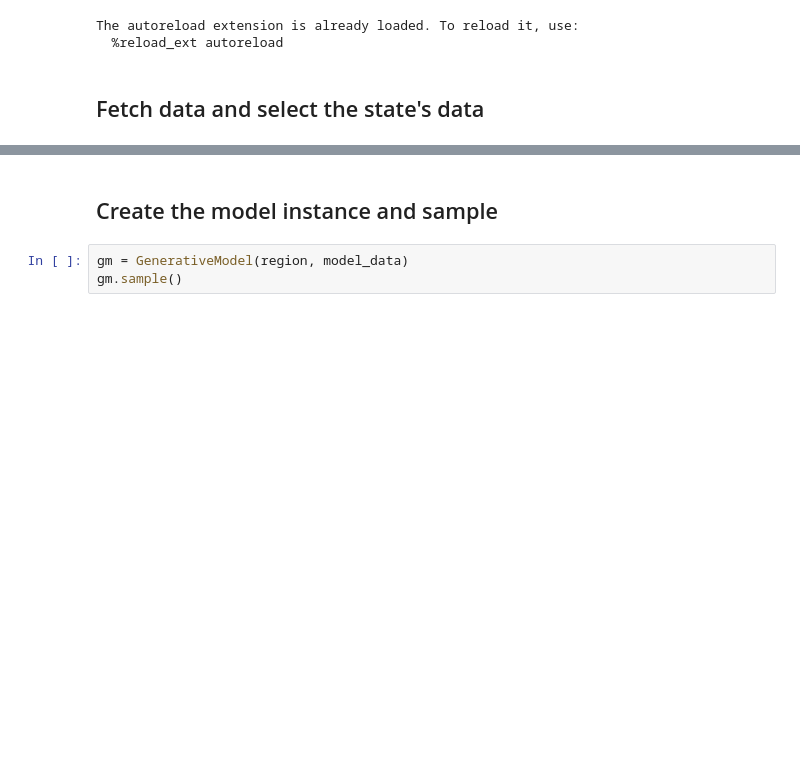
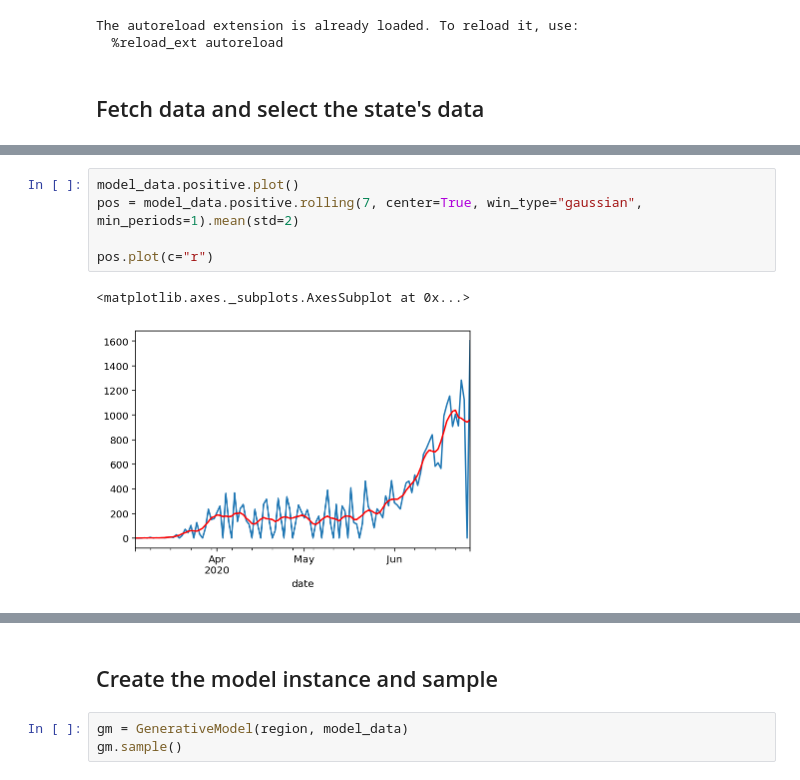
Before and after one commit to rtcovidlive/covid-model, a Jupyter notebook: rtlive-model.ipynb, the cells around one changed output, grey strips where cells are left out. Drawn from its saved outputs; the diff is of its cells as text; blank space fills up the shorter version.

```diff
--- a/rtlive-model.ipynb
+++ b/rtlive-model.ipynb
@@ -26,0 +54,8 @@ model_data = df.loc[region]
+# %%
+model_data.positive.plot()
+pos = model_data.positive.rolling(7, center=True, win_type="gaussian", min_periods=1).mean(std=2)
+
+pos.plot(c="r")
+# %% [output]
+<matplotlib.axes._subplots.AxesSubplot at 0x...>
+[figure, added]
```
Also changed, not shown: parts of 8 cells of this notebook, 1 other file.
